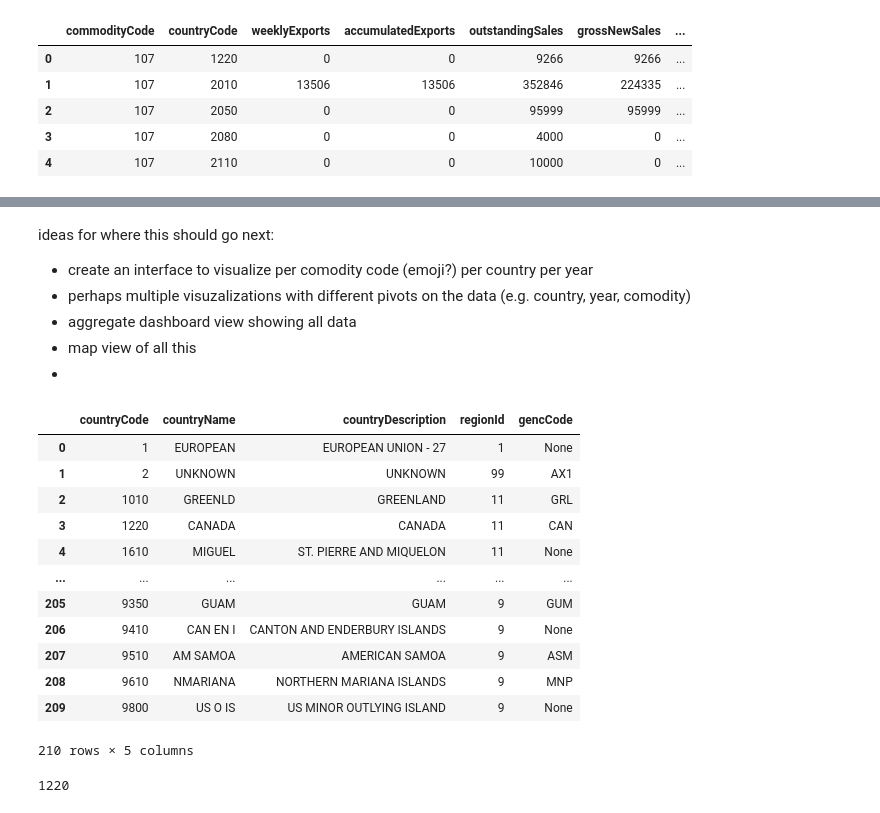
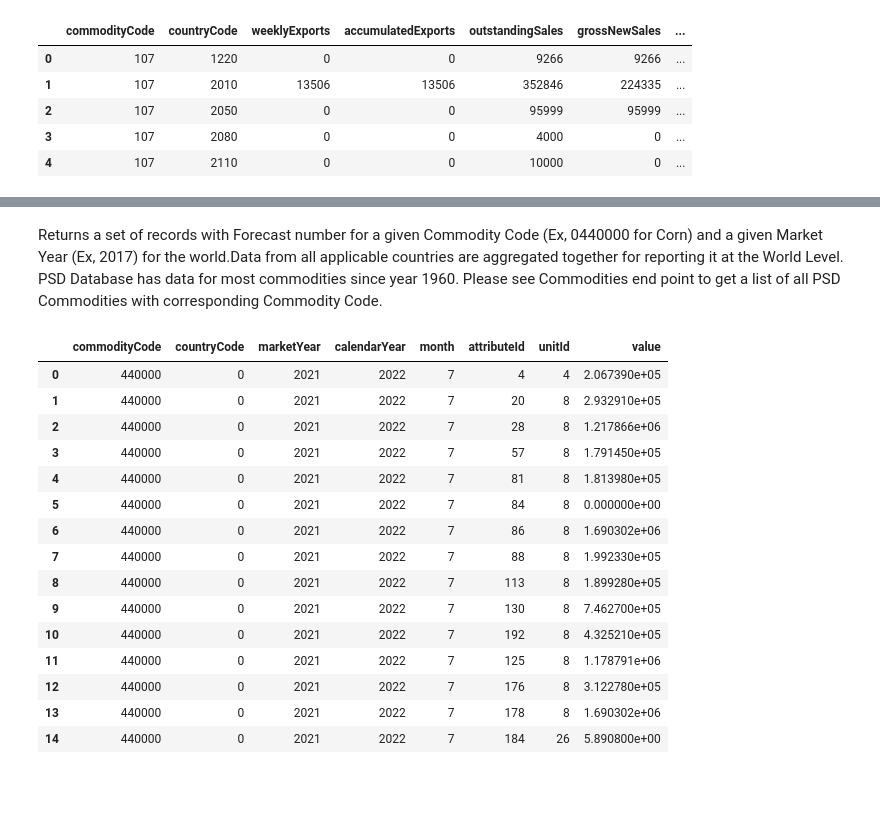
Before and after one commit to earthrise-media/food-security, a Jupyter notebook: usda-data-exploration.ipynb, the cells around one changed output, grey strips where cells are left out. Drawn from its saved outputs; the diff is of its cells as text; code cells hidden in the pictures; blank space fills up the shorter version.

```diff
--- a/usda-data-exploration.ipynb
+++ b/usda-data-exploration.ipynb
@@ -140,9 +222,22 @@ regions
+# %% [markdown]
+Returns a set of records with Forecast number for a given Commodity Code (Ex, 0440000 for Corn) and a given Market Year (Ex, 2017) for the world.Data from all applicable countries are aggregated together for reporting it at the World Level. PSD Database has data for most commodities since year 1960. Please see Commodities end point to get a list of all PSD Commodities with corresponding Commodity Code.
 # %%
-"https://apps.fas.usda.gov/OpenData/exports/commodityCode/101/allCountries/marketYear/2021"
+psd_comworldyear_url = "https://apps.fas.usda.gov/OpenData/api/psd/commodity/{commodityCode}/world/year/{marketYear}"
+get_usda_data(psd_comworldyear_url.format(commodityCode = "0440000", marketYear = "2021"))
+# %% [output]
+|  | commodityCode | countryCode | marketYear | calendarYear | month | attributeId | unitId | value |
+| 0 | 440000 | 0 | 2021 | 2022 | 7 | 4 | 4 | 2.067390e+05 |
+| 1 | 440000 | 0 | 2021 | 2022 | 7 | 20 | 8 | 2.932910e+05 |
+| 2 | 440000 | 0 | 2021 | 2022 | 7 | 28 | 8 | 1.217866e+06 |
+| 3 | 440000 | 0 | 2021 | 2022 | 7 | 57 | 8 | 1.791450e+05 |
+| 4 | 440000 | 0 | 2021 | 2022 | 7 | 81 | 8 | 1.813980e+05 |
+| 5 | 440000 | 0 | 2021 | 2022 | 7 | 84 | 8 | 0.000000e+00 |
+| 6 | 440000 | 0 | 2021 | 2022 | 7 | 86 | 8 | 1.690302e+06 |
+| 7 | 440000 | 0 | 2021 | 2022 | 7 | 88 | 8 | 1.992330e+05 |
+| 8 | 440000 | 0 | 2021 | 2022 | 7 | 113 | 8 | 1.899280e+05 |
+| 9 | 440000 | 0 | 2021 | 2022 | 7 | 130 | 8 | 7.462700e+05 |
+| 10 | 440000 | 0 | 2021 | 2022 | 7 | 192 | 8 | 4.325210e+05 |
+| 11 | 440000 | 0 | 2021 | 2022 | 7 | 125 | 8 | 1.178791e+06 |
+| 12 | 440000 | 0 | 2021 | 2022 | 7 | 176 | 8 | 3.122780e+05 |
+| 13 | 440000 | 0 | 2021 | 2022 | 7 | 178 | 8 | 1.690302e+06 |
+| 14 | 440000 | 0 | 2021 | 2022 | 7 | 184 | 26 | 5.890800e+00 |
-# %% [markdown]
-ideas for where this should go next:
-- create an interface to visualize per comodity code (emoji?) per country per year
-- perhaps multiple visuzalizations with different pivots on the data (e.g. country, year, comodity)
-- aggregate dashboard view showing all data
-- map view of all this
--
@@ -156,30 +243,0 @@ endpointlist = [regions, countries, commodities, unitsofmeasure, wheat]
-# %%
-from lib2to3.pgen2.pgen import DFAState
-headers_dict = {"API_KEY": "aefd68b9-cfdc-4c9e-a800-b457ff5adade"}
-URL = countries
-data = requests.get(url=URL, headers=headers_dict)
-# print(data.text)
-countrydf = pd.read_json(data.text)
-# st.table(pd.read_json(data.text))
-# chosencountry = st.multiselect("country", pd.read_json(data.text)["countryDescription"])
-# st.write('You selected:', chosencountry)
-countrydf
-# %% [output]
-|  | countryCode | countryName | countryDescription | regionId | gencCode |
-| 0 | 1 | EUROPEAN | EUROPEAN UNION - 27 | 1 | None |
-| 1 | 2 | UNKNOWN | UNKNOWN | 99 | AX1 |
-| 2 | 1010 | GREENLD | GREENLAND | 11 | GRL |
-| 3 | 1220 | CANADA | CANADA | 11 | CAN |
-| 4 | 1610 | MIGUEL | ST. PIERRE AND MIQUELON | 11 | None |
-| ... | ... | ... | ... | ... | ... |
-| 205 | 9350 | GUAM | GUAM | 9 | GUM |
-| 206 | 9410 | CAN EN I | CANTON AND ENDERBURY ISLANDS | 9 | None |
-| 207 | 9510 | AM SAMOA | AMERICAN SAMOA | 9 | ASM |
-| 208 | 9610 | NMARIANA | NORTHERN MARIANA ISLANDS | 9 | MNP |
-| 209 | 9800 | US O IS | US MINOR OUTLYING ISLAND | 9 | None |
-210 rows × 5 columns
-# %%
-# This string returns the country code based on the country name.
-countrydf.loc[(countrydf['countryName'].str.contains('CANADA', case=False)), 'countryCode'].iloc[0]
-# %% [output]
-1220
```
Also changed, not shown: parts of 20 cells of this notebook.
